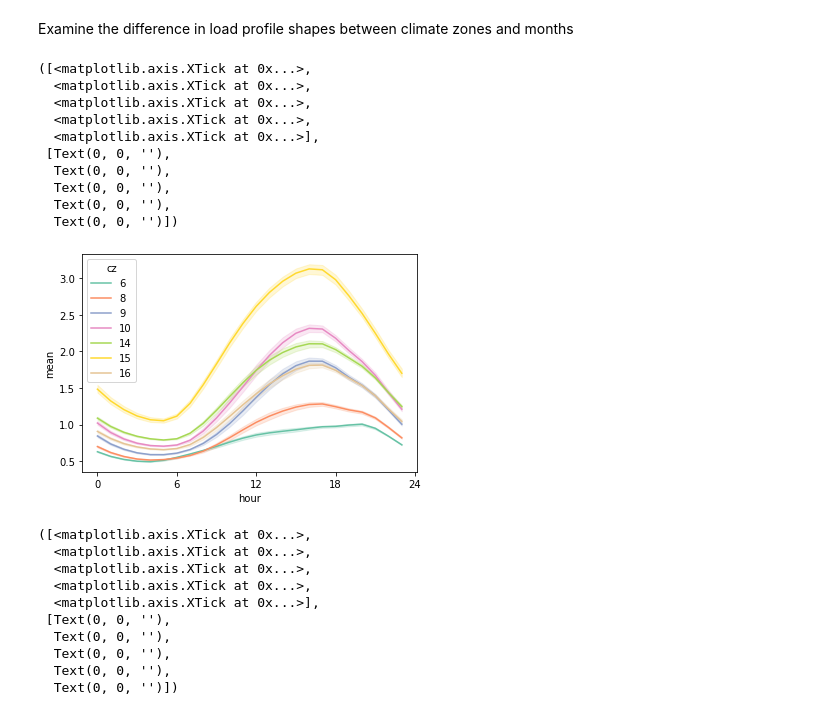
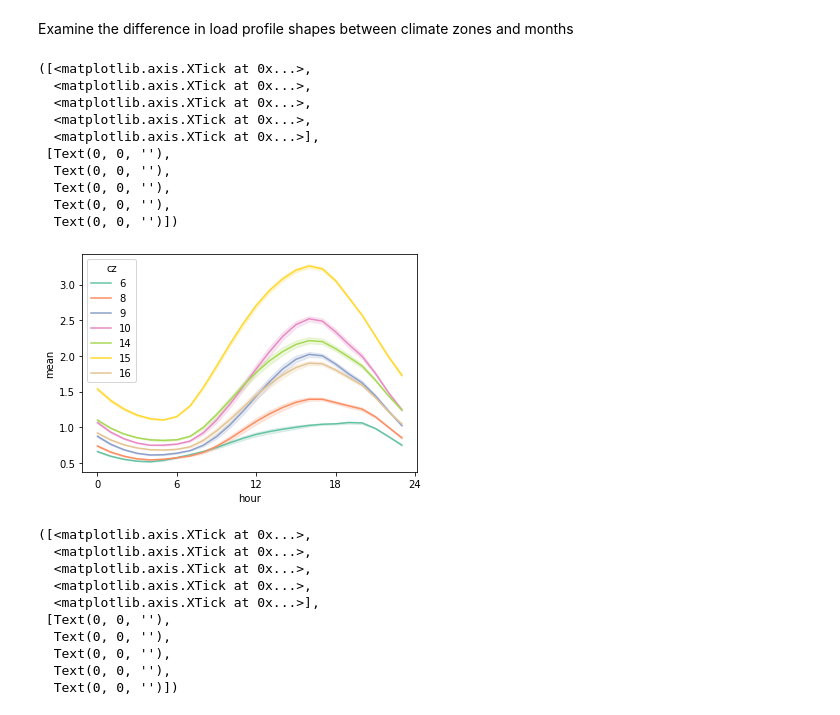
Before and after one commit to josephko91/anthropogenic-heat-la, a Jupyter notebook: residential-smart-meter.ipynb, the cells around one changed output. Drawn from its saved outputs; the diff is of its cells as text; code cells hidden in the pictures.

```diff
--- a/residential-smart-meter.ipynb
+++ b/residential-smart-meter.ipynb
@@ -157,22 +157,22 @@ print(df_res_load_cz_merged['cz'].unique())
 Examine the difference in load profile shapes between climate zones and months
 # %%
 # Let's first look at only a summer month. We choose July as an example.
-df_july = df_res_load_cz_merged[df_res_load_cz_merged['month'] == 7]
+df_aug = df_res_load_cz_merged[df_res_load_cz_merged['month'] == 8]
 ticks = list(range(0,25,6))
-sns.lineplot(data=df_july, x='hour', y='mean', hue='cz', palette='Set2')
+sns.lineplot(data=df_aug, x='hour', y='mean', hue='cz', palette='Set2')
 plt.xticks(ticks)
 # %% [output]
 ([<matplotlib.axis.XTick at 0x...>,
   <matplotlib.axis.XTick at 0x...>,
   <matplotlib.axis.XTick at 0x...>,
   <matplotlib.axis.XTick at 0x...>,
   <matplotlib.axis.XTick at 0x...>],
  [Text(0, 0, ''),
   Text(0, 0, ''),
   Text(0, 0, ''),
   Text(0, 0, ''),
   Text(0, 0, '')])
-[figure, old version]
+[figure, new version]
 # %%
 # Let's first look at only a winter month. We choose February as an example.
 df_feb = df_res_load_cz_merged[df_res_load_cz_merged['month'] == 2]
```
Also changed, not shown: parts of 3 cells of this notebook.
